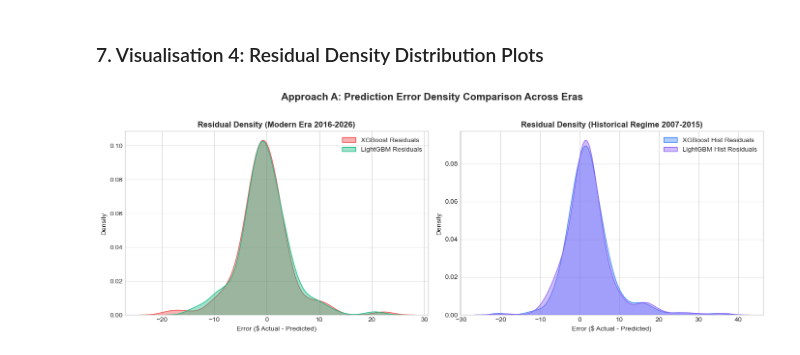
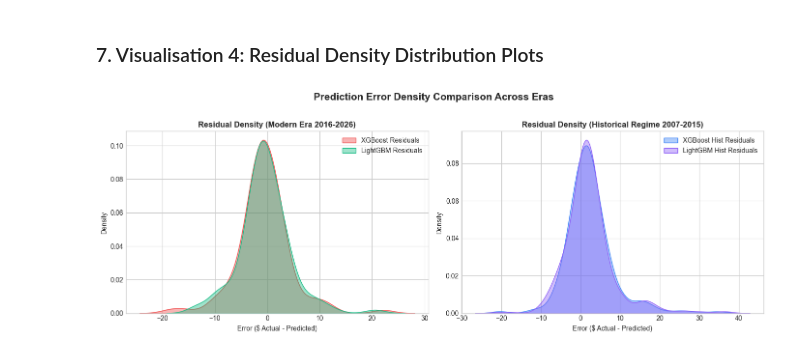
Before and after one commit to amohaf32/Time-Series-Forecast-Platform-Brent-Crude-Oil, a Jupyter notebook: notebook/lightgbm_historical_validation.ipynb, the cells around one changed output. Saved outputs shown, nothing was run; the diff lists cells and outputs as text; code cells hidden in the pictures.

```diff
--- a/notebook/lightgbm_historical_validation.ipynb
+++ b/notebook/lightgbm_historical_validation.ipynb
@@ -169,24 +169,24 @@ plt.show()
 # %%
 fig, axes = plt.subplots(1, 2, figsize=(14, 5))
 
 res_xgb = val_results['brent_actual'] - val_results['brent_xgb_preds']
 res_lgb = val_results['brent_actual'] - val_results['brent_lgb_preds']
 sns.kdeplot(res_xgb, ax=axes[0], fill=True, color='#ef4444', label='XGBoost Residuals', alpha=0.4)
 sns.kdeplot(res_lgb, ax=axes[0], fill=True, color='#10b981', label='LightGBM Residuals', alpha=0.4)
 axes[0].set_title('Residual Density (Modern Era 2016-2026)', fontsize=12, fontweight='bold')
 axes[0].set_xlabel('Error ($ Actual - Predicted)', fontsize=10)
 axes[0].legend()
 
 hist_res_xgb = val_results['wti_actual'] - val_results['wti_xgb_preds']
 hist_res_lgb = val_results['wti_actual'] - val_results['wti_lgb_preds']
 sns.kdeplot(hist_res_xgb, ax=axes[1], fill=True, color='#3b82f6', label='XGBoost Hist Residuals', alpha=0.4)
 sns.kdeplot(hist_res_lgb, ax=axes[1], fill=True, color='#8b5cf6', label='LightGBM Hist Residuals', alpha=0.4)
 axes[1].set_title('Residual Density (Historical Regime 2007-2015)', fontsize=12, fontweight='bold')
 axes[1].set_xlabel('Error ($ Actual - Predicted)', fontsize=10)
 axes[1].legend()
 
-plt.suptitle('Approach A: Prediction Error Density Comparison Across Eras', fontsize=15, fontweight='bold', y=1.02)
+plt.suptitle(' Prediction Error Density Comparison Across Eras', fontsize=15, fontweight='bold', y=1.02)
 plt.tight_layout()
 plt.show()
 # %% [output]
-[figure, old version]
+[figure, new version]
```
Also changed, not shown: parts of 5 cells of this notebook, 5 other files.
